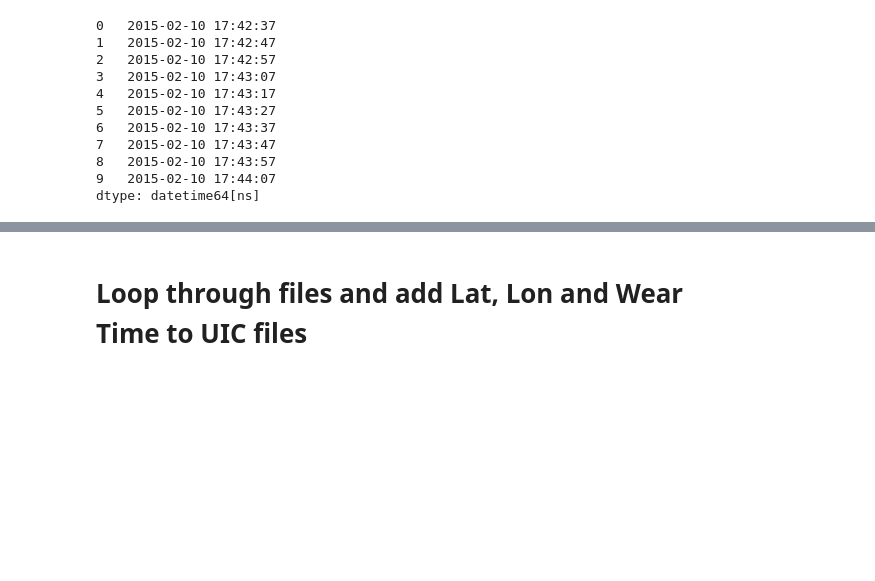
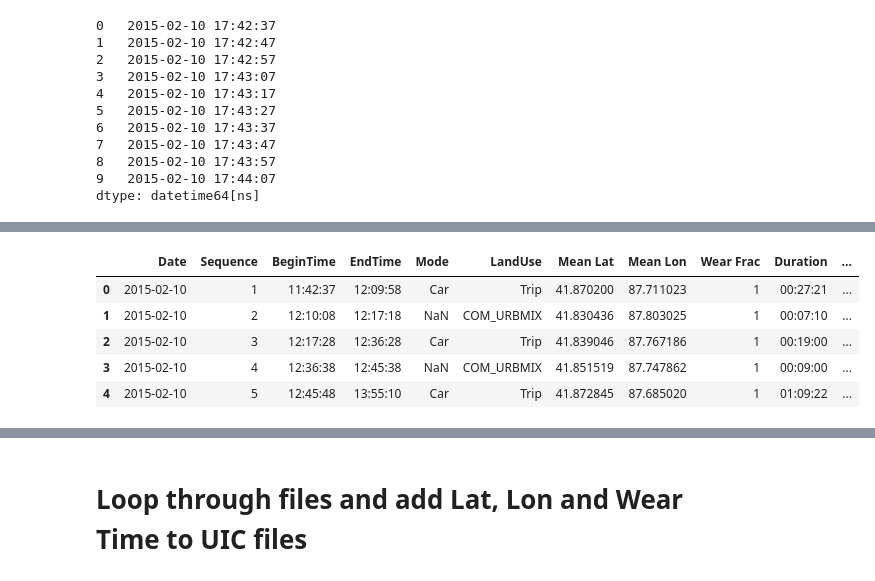
Before and after one commit to Luke3D/CbrAnalysis, a Jupyter notebook: GPS_AnalysisUIC.ipynb, the cells around one changed output, grey strips where cells are left out. Cells and saved outputs as stored; diff of their text form; code cells hidden in the pictures; blank space fills up the shorter version.

```diff
--- a/GPS_AnalysisUIC.ipynb
+++ b/GPS_AnalysisUIC.ipynb
@@ -55,0 +165,9 @@ dtype: datetime64[ns]
+# %%
+Baseline.head()
+# %% [output]
+|  | Date | Sequence | BeginTime | EndTime | Mode | LandUse | Mean Lat | Mean Lon | Wear Frac | Duration | ... |
+| 0 | 2015-02-10 | 1 | 11:42:37 | 12:09:58 | Car | Trip | 41.870200 | 87.711023 | 1 | 00:27:21 | ... |
+| 1 | 2015-02-10 | 2 | 12:10:08 | 12:17:18 | NaN | COM_URBMIX | 41.830436 | 87.803025 | 1 | 00:07:10 | ... |
+| 2 | 2015-02-10 | 3 | 12:17:28 | 12:36:28 | Car | Trip | 41.839046 | 87.767186 | 1 | 00:19:00 | ... |
+| 3 | 2015-02-10 | 4 | 12:36:38 | 12:45:38 | NaN | COM_URBMIX | 41.851519 | 87.747862 | 1 | 00:09:00 | ... |
+| 4 | 2015-02-10 | 5 | 12:45:48 | 13:55:10 | Car | Trip | 41.872845 | 87.685020 | 1 | 01:09:22 | ... |
```
Also changed, not shown: parts of 5 cells of this notebook.
